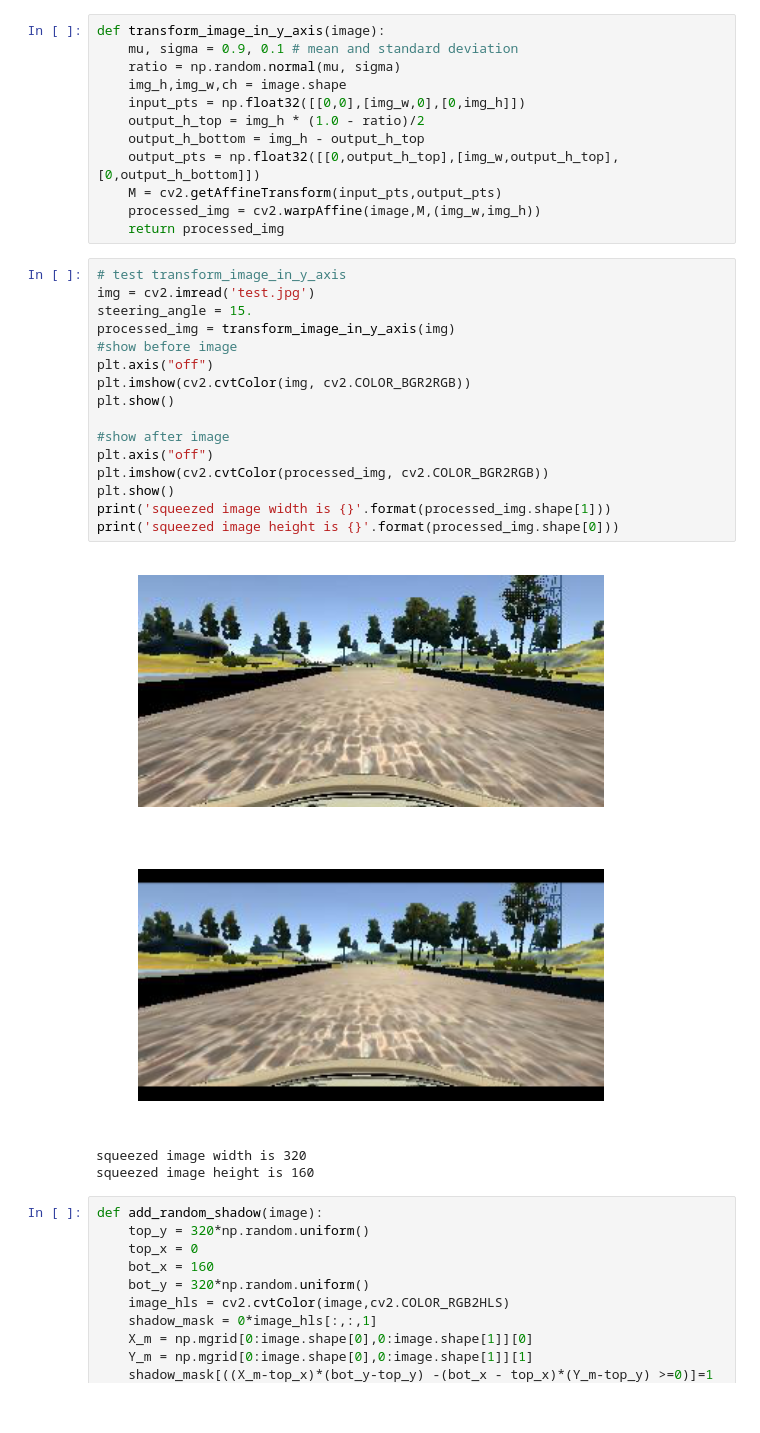
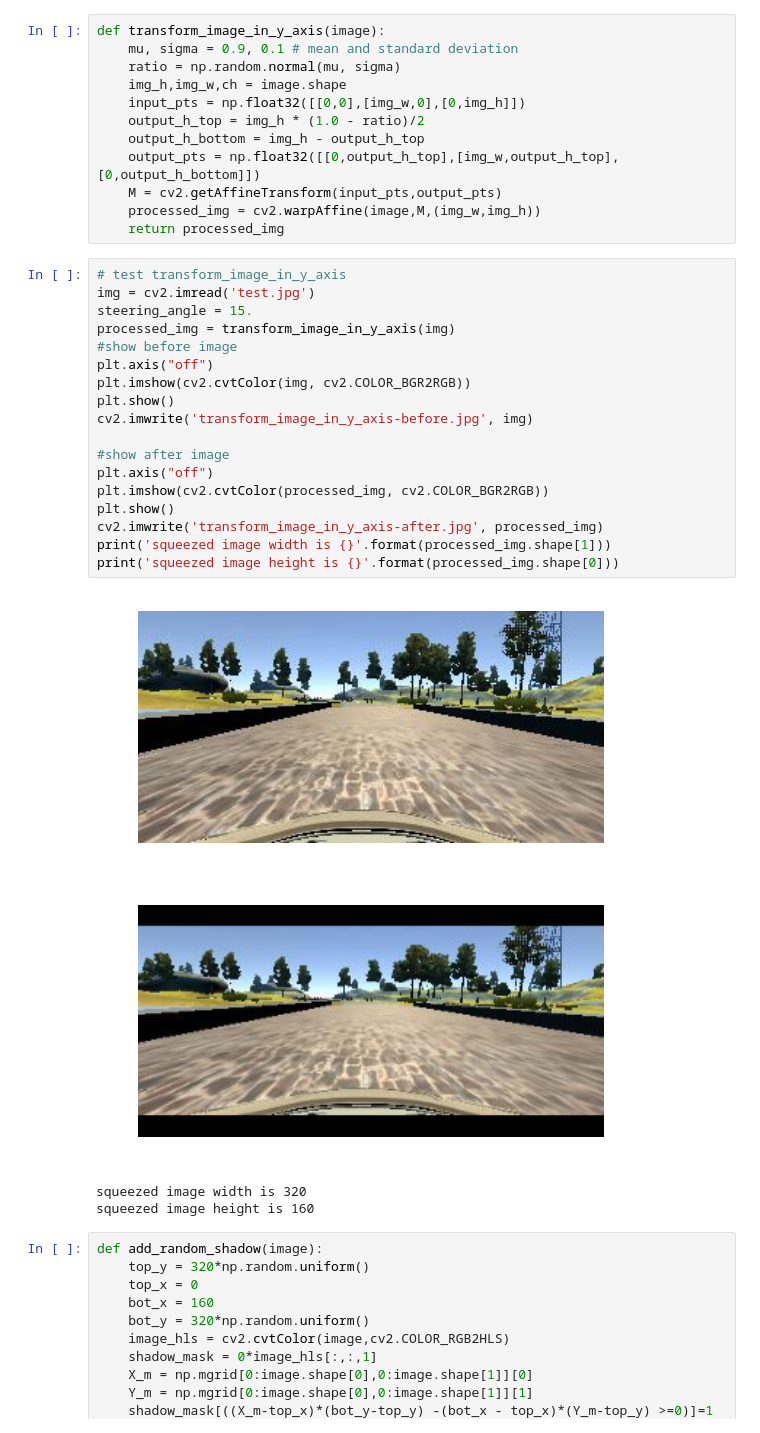
Before and after one commit to chenyu36/Behavioral-Cloning, a Jupyter notebook: model_retrain_s.ipynb, the cells around one changed output. Drawn from its saved outputs; the diff is of its cells as text.

```diff
--- a/model_retrain_s.ipynb
+++ b/model_retrain_s.ipynb
@@ -179,22 +179,24 @@ def transform_image_in_y_axis(image):
 # %%
 # test transform_image_in_y_axis
 img = cv2.imread('test.jpg')
 steering_angle = 15.
 processed_img = transform_image_in_y_axis(img)
 #show before image
 plt.axis("off")
 plt.imshow(cv2.cvtColor(img, cv2.COLOR_BGR2RGB))
 plt.show()
+cv2.imwrite('transform_image_in_y_axis-before.jpg', img)
 
 #show after image
 plt.axis("off")
 plt.imshow(cv2.cvtColor(processed_img, cv2.COLOR_BGR2RGB))
 plt.show()
+cv2.imwrite('transform_image_in_y_axis-after.jpg', processed_img)
 print('squeezed image width is {}'.format(processed_img.shape[1]))
 print('squeezed image height is {}'.format(processed_img.shape[0]))
 # %% [output]
 [figure]
-[figure, old version]
+[figure, new version]
 squeezed image width is 320
 squeezed image height is 160
 # %%
```
Also changed, not shown: parts of 1 cell of this notebook, 12 other files.
